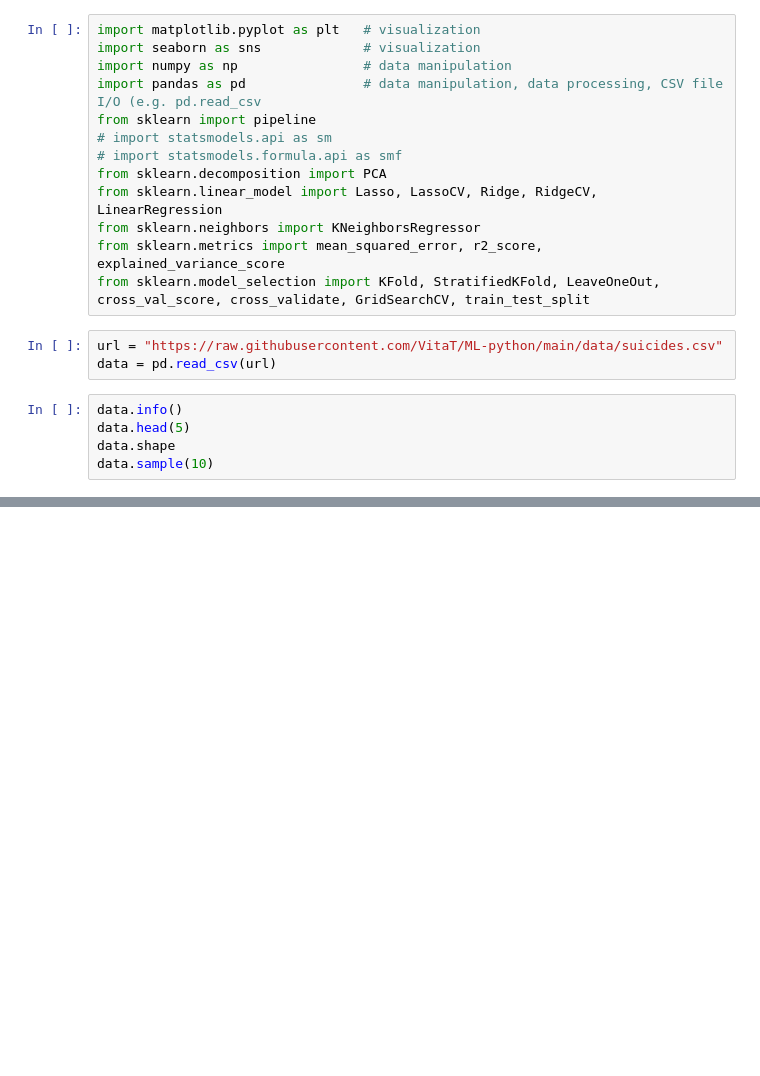
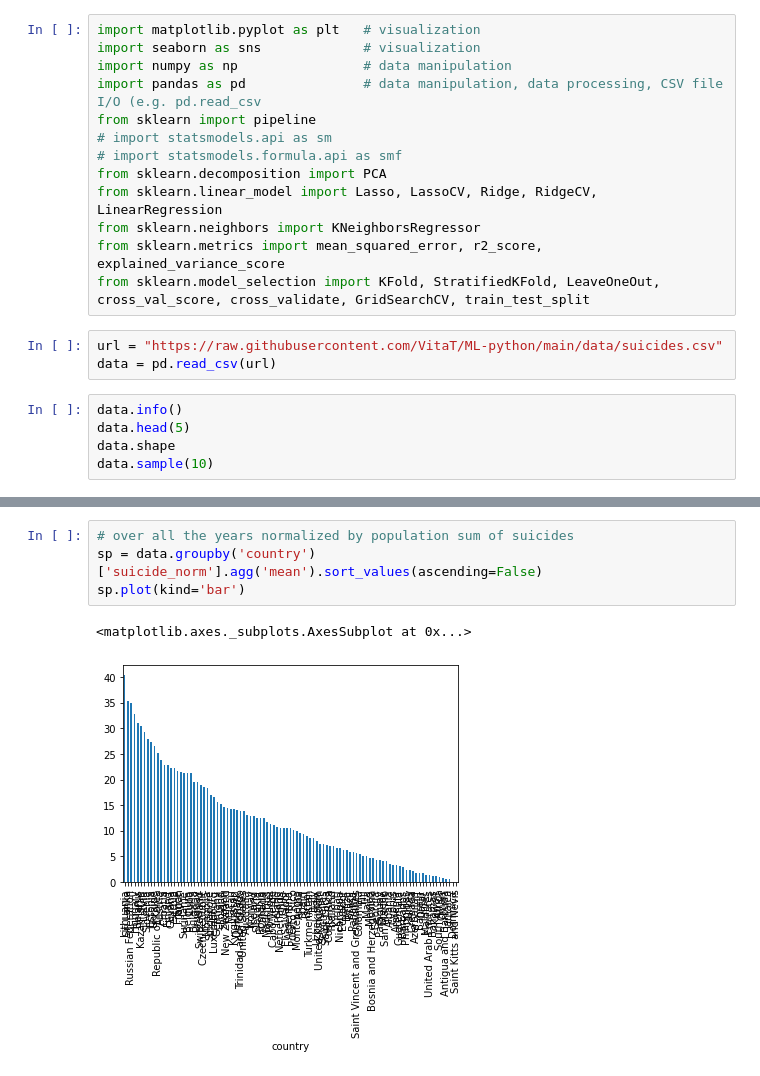
Before and after one commit to julija-dmrk/data-mining, a Jupyter notebook: 3rd_week.ipynb, the cells around one changed output, grey strips where cells are left out. Drawn from its saved outputs; the diff is of its cells as text; blank space fills up the shorter version.

```diff
--- a/3rd_week.ipynb
+++ b/3rd_week.ipynb
@@ -25,0 +70,7 @@ data.sample(10)
+# %%
+# over all the years normalized by population sum of suicides
+sp = data.groupby('country')['suicide_norm'].agg('mean').sort_values(ascending=False)
+sp.plot(kind='bar')
+# %% [output]
+<matplotlib.axes._subplots.AxesSubplot at 0x...>
+[figure, added]
```
Also changed, not shown: parts of 19 cells of this notebook.
